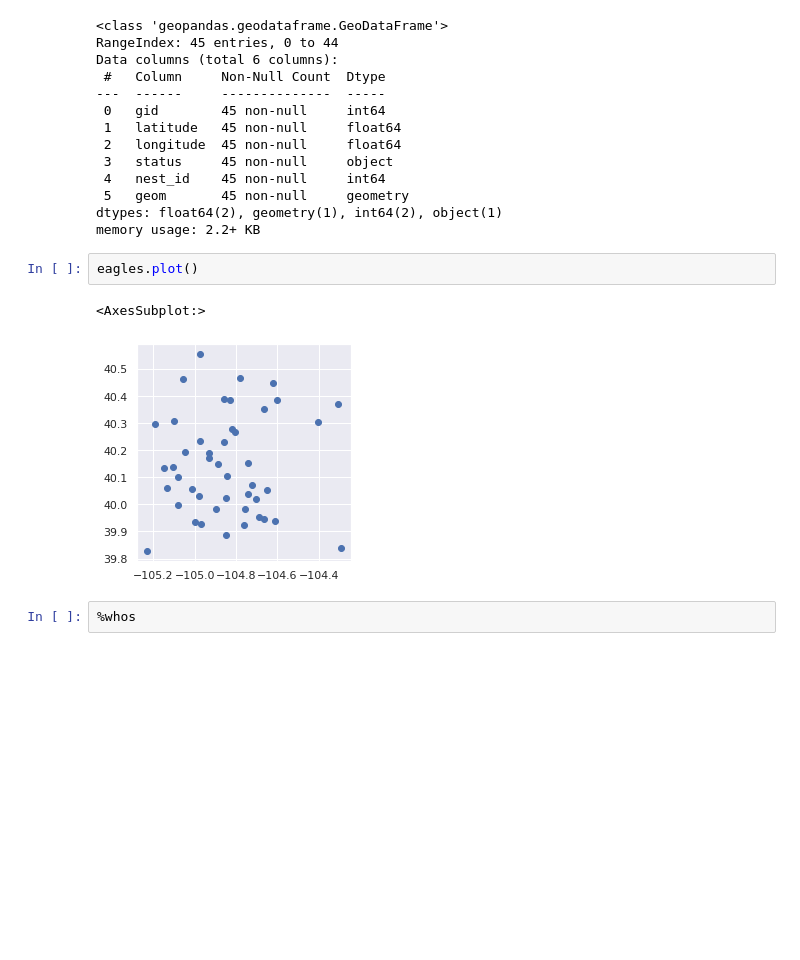
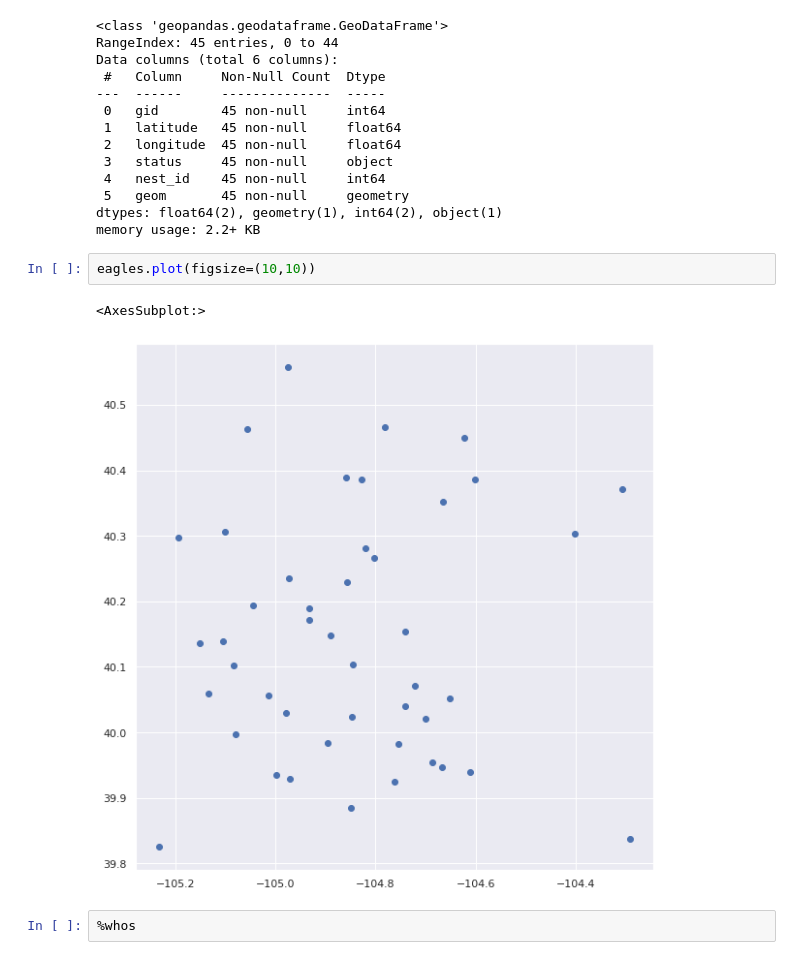
Before and after one commit to hanyelshafey/colorado_wildlife, a Jupyter notebook: hany_geopandas.ipynb, the cells around one changed output. Drawn from its saved outputs; the diff is of its cells as text; blank space fills up the shorter version.

```diff
--- a/hany_geopandas.ipynb
+++ b/hany_geopandas.ipynb
@@ -274,10 +276,10 @@ Data columns (total 6 columns):
 dtypes: float64(2), geometry(1), int64(2), object(1)
 memory usage: 2.2+ KB
 # %%
-eagles.plot()
+eagles.plot(figsize=(10,10))
 # %% [output]
 <AxesSubplot:>
-[figure, old version]
+[figure, new version]
 # %%
 %whos
 # %% [output]
```
Also changed, not shown: parts of 77 cells of this notebook, 22 other files.
